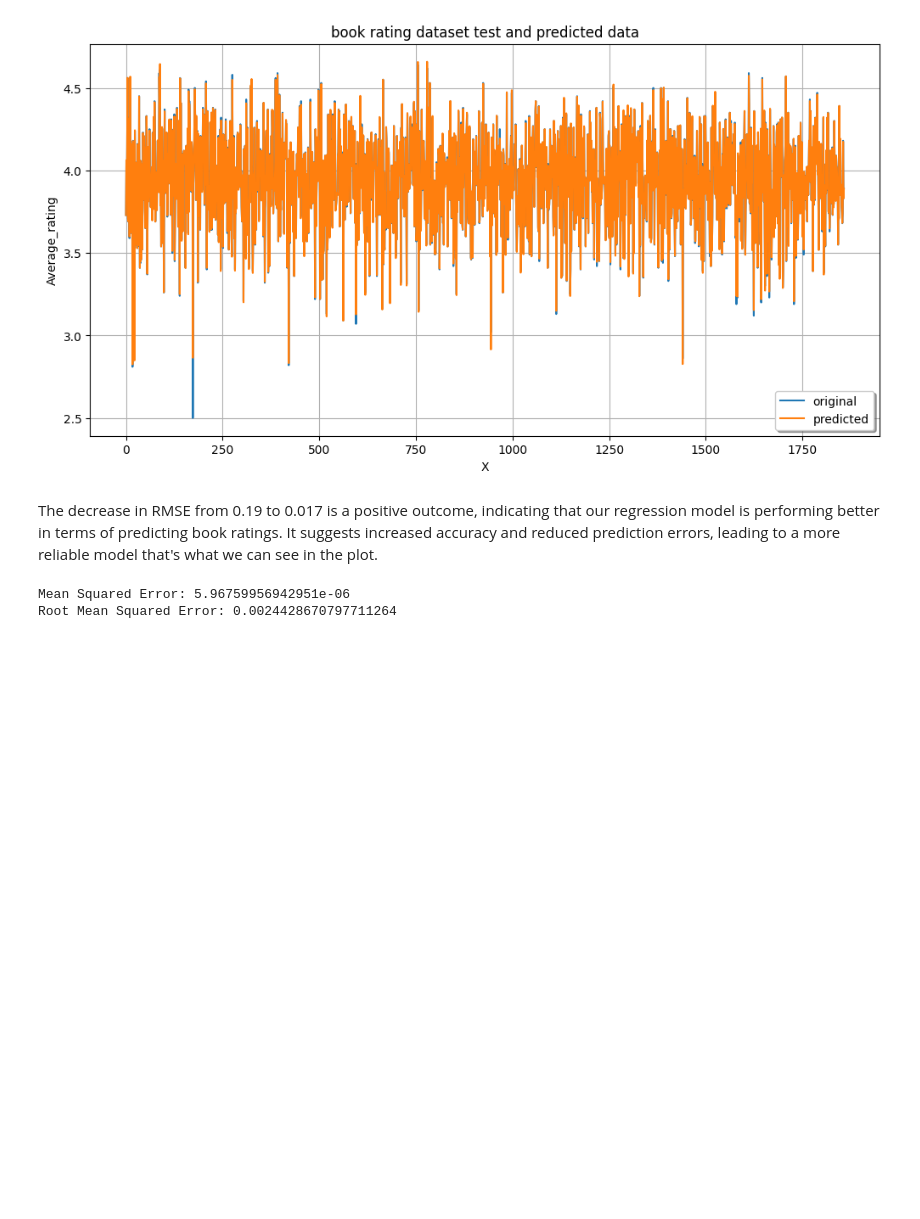
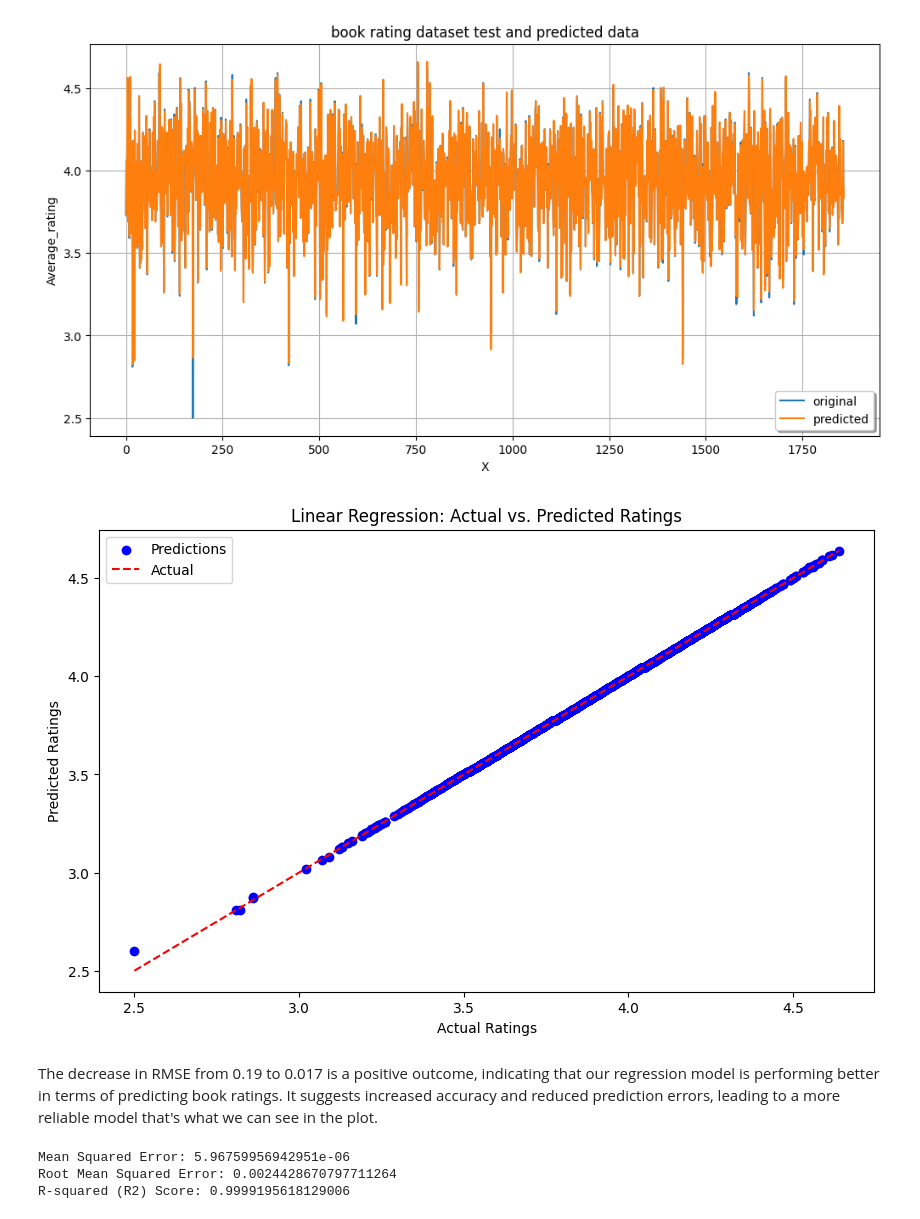
Before and after one commit to Nathan2BLK/DSTI-Project-Machine-Learning-with-Python-Labs, a Jupyter notebook: Yosr Solution/feature_engineering.ipynb, the cells around one changed output. Saved outputs shown, nothing was run; the diff lists cells and outputs as text; code cells hidden in the pictures; blank space fills up the shorter version.

```diff
--- a/Yosr Solution/feature_engineering.ipynb
+++ b/Yosr Solution/feature_engineering.ipynb
@@ -260,6 +271,18 @@ plt.grid(True)
 plt.show()
 # %% [output]
 [figure]
+# %%
+# Plotting the results for Linear Regression
+plt.figure(figsize=(10, 6))
+plt.scatter(y_test, predictions, color='blue', label='Predictions')
+plt.plot([min(y_test), max(y_test)], [min(y_test), max(y_test)], color='red', linestyle='--', label='Actual')
+plt.title('Linear Regression: Actual vs. Predicted Ratings')
+plt.xlabel('Actual Ratings')
+plt.ylabel('Predicted Ratings')
+plt.legend()
+plt.show()
+# %% [output]
+[figure, added]
 # %% [markdown]
  The decrease in RMSE from 0.19 to 0.017 is a positive outcome, indicating that our regression model is performing better in terms of predicting book ratings. It suggests increased accuracy and reduced prediction errors, leading to a more reliable model that's what we can see in the plot.
 # %%
@@ -272,7 +295,6 @@ import pandas as pd
 # X contains the features and y contains the ratings
 
 # Splitting the data into training and testing sets
-X_train, X_test, y_train, y_test = train_test_split(X, y, test_size=0.2, random_state=42)
 
 # Creating a Random Forest Regression model
 rf_model = RandomForestRegressor(n_estimators=100, random_state=42)
@@ -284,10 +306,18 @@ rf_model.fit(X_train, y_train)
 predictions = rf_model.predict(X_test)
 
 # Evaluating the model
+# Calculate Mean Squared Error
 mse = mean_squared_error(y_test, predictions)
-rmse = mean_squared_error(y_test, predictions, squared=False)
 print("Mean Squared Error:", mse)
+
+# Calculate Root Mean Squared Error
+rmse = np.sqrt(mse)
 print("Root Mean Squared Error:", rmse)
+
+# Calculate R-squared (R2 score)
+r2 = r2_score(y_test, predictions)
+print("R-squared (R2) Score:", r2)
 # %% [output]
 Mean Squared Error: 5.96759956942951e-06
 Root Mean Squared Error: 0.0024428670797711264
+R-squared (R2) Score: 0.9999195618129006
```
Also changed, not shown: parts of 3 cells of this notebook.
